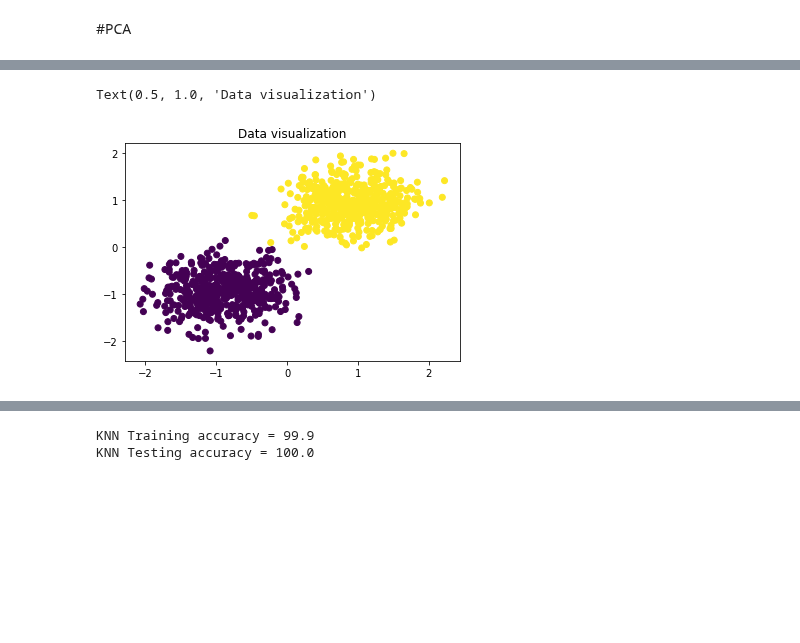
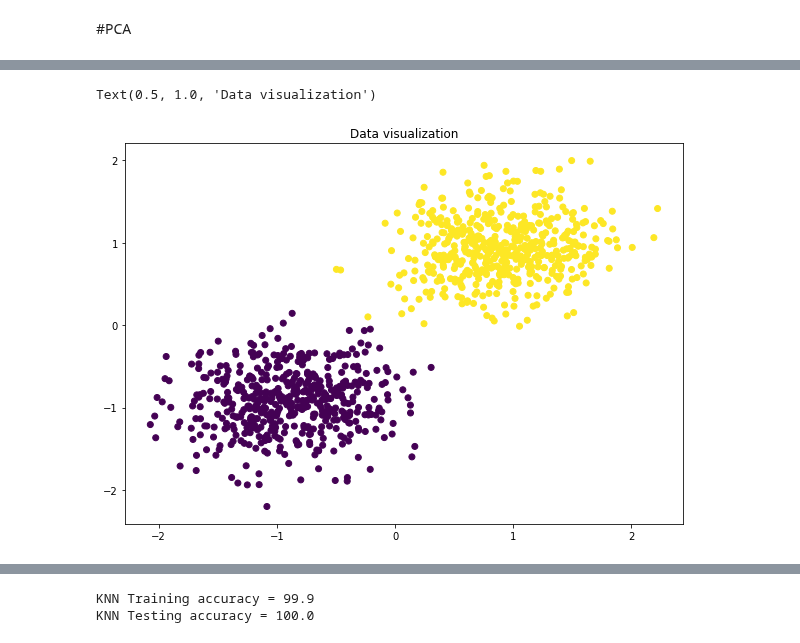
Before and after one commit to shashankp28/PRML-Lab-22, a Jupyter notebook: Assignment_11/Lab_9_Dimensionality_Reduction.ipynb, the cells around one changed output, grey strips where cells are left out. Drawn from its saved outputs; the diff is of its cells as text; code cells hidden in the pictures; blank space fills up the shorter version.

```diff
--- a/Assignment_11/Lab_9_Dimensionality_Reduction.ipynb
+++ b/Assignment_11/Lab_9_Dimensionality_Reduction.ipynb
@@ -6,6 +6,9 @@
 # %%
 import numpy as np
 import matplotlib.pyplot as plt
+import matplotlib
+
+matplotlib.rcParams['figure.figsize'] = (10, 7)
 # %% [markdown]
 #PCA
 # %%
@@ -35,15 +38,21 @@ Text(0.5, 1.0, 'distribution in y direction')
 # %%
 # Data normalization
 
 # Perform data normalization here using mean substraction and std division
 ## Write your code here
 
+mean = np.mean(data, axis=0)
+std = np.std(data, axis=0)
+mean, std
+
+data = (data-mean)/std
+
 plt.figure()
 plt.scatter(data[:,0],data[:,1],c=label)
 plt.title('Data visualization')
 # %% [output]
 Text(0.5, 1.0, 'Data visualization')
-[figure, old version]
+[figure, new version]
 # %%
 # PCA
 
```
Also changed, not shown: parts of 22 cells of this notebook, 4 other files.
